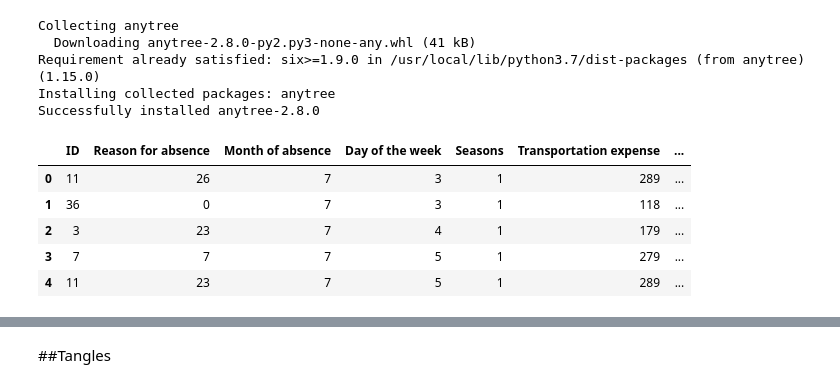
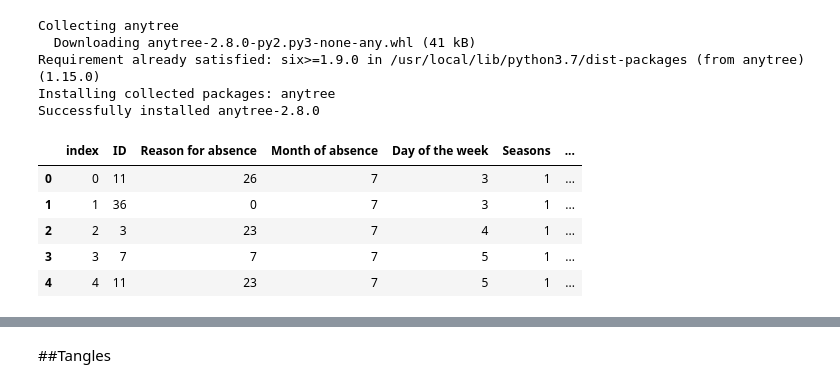
Before and after one commit to zuzannazak/Tangles, a Jupyter notebook: Tangle_playground.ipynb, the cells around one changed output, grey strips where cells are left out. Cells and saved outputs as stored; diff of their text form; code cells hidden in the pictures.

```diff
--- a/Tangle_playground.ipynb
+++ b/Tangle_playground.ipynb
@@ -82,11 +82,12 @@ import openpyxl
 from anytree import AnyNode, Node, RenderTree, find, PostOrderIter, PreOrderIter, find_by_attr
 # %%
 df_original = pd.read_excel("https://github.com/zuzannazak/Tangles/blob/main/Data_Absenteeism_at_work/Absenteeism_at_work.xls?raw=true")
+df_original = df_original.reset_index()
 df_original.head()
 # %% [output]
-|  | ID | Reason for absence | Month of absence | Day of the week | Seasons | Transportation expense | ... |
-| 0 | 11 | 26 | 7 | 3 | 1 | 289 | ... |
-| 1 | 36 | 0 | 7 | 3 | 1 | 118 | ... |
-| 2 | 3 | 23 | 7 | 4 | 1 | 179 | ... |
-| 3 | 7 | 7 | 7 | 5 | 1 | 279 | ... |
-| 4 | 11 | 23 | 7 | 5 | 1 | 289 | ... |
+|  | index | ID | Reason for absence | Month of absence | Day of the week | Seasons | ... |
+| 0 | 0 | 11 | 26 | 7 | 3 | 1 | ... |
+| 1 | 1 | 36 | 0 | 7 | 3 | 1 | ... |
+| 2 | 2 | 3 | 23 | 7 | 4 | 1 | ... |
+| 3 | 3 | 7 | 7 | 7 | 5 | 1 | ... |
+| 4 | 4 | 11 | 23 | 7 | 5 | 1 | ... |
```
Also changed, not shown: parts of 9 cells of this notebook.
